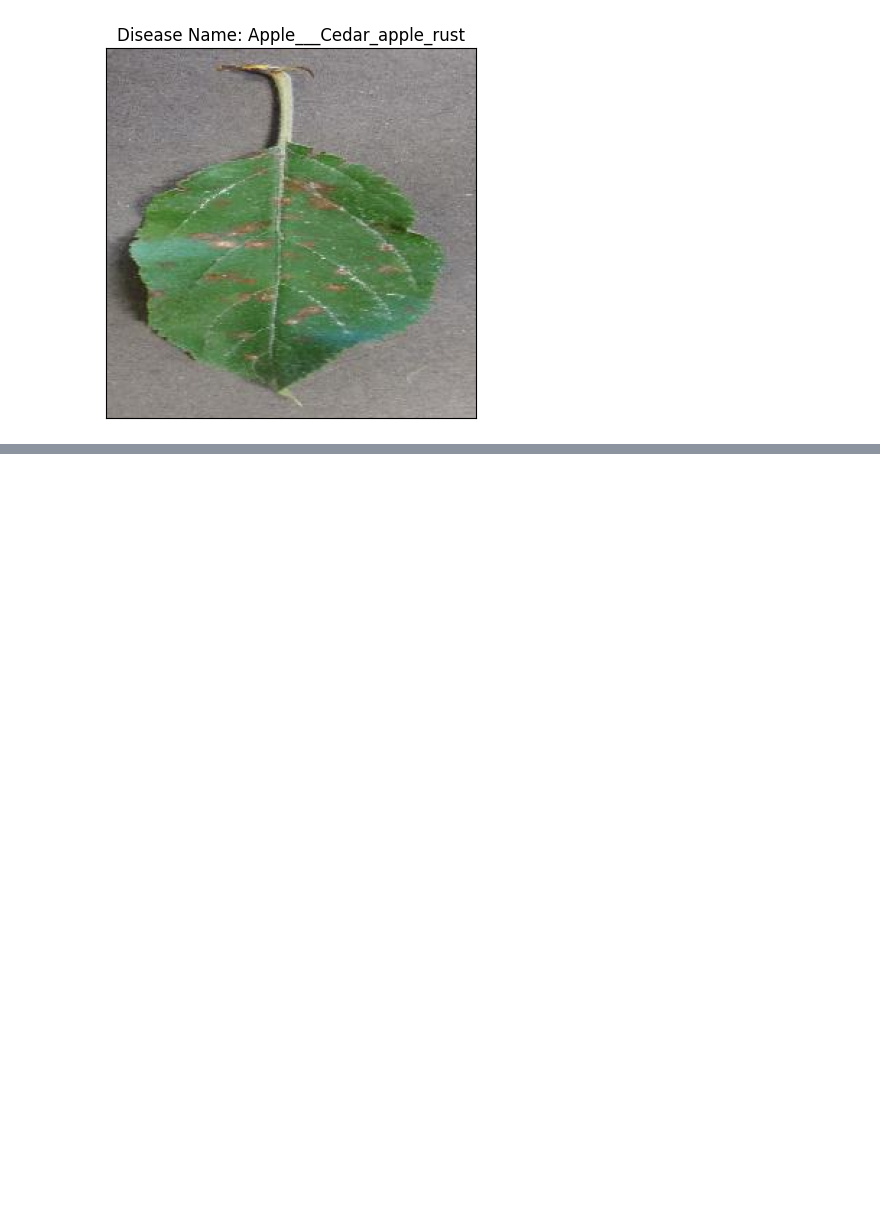
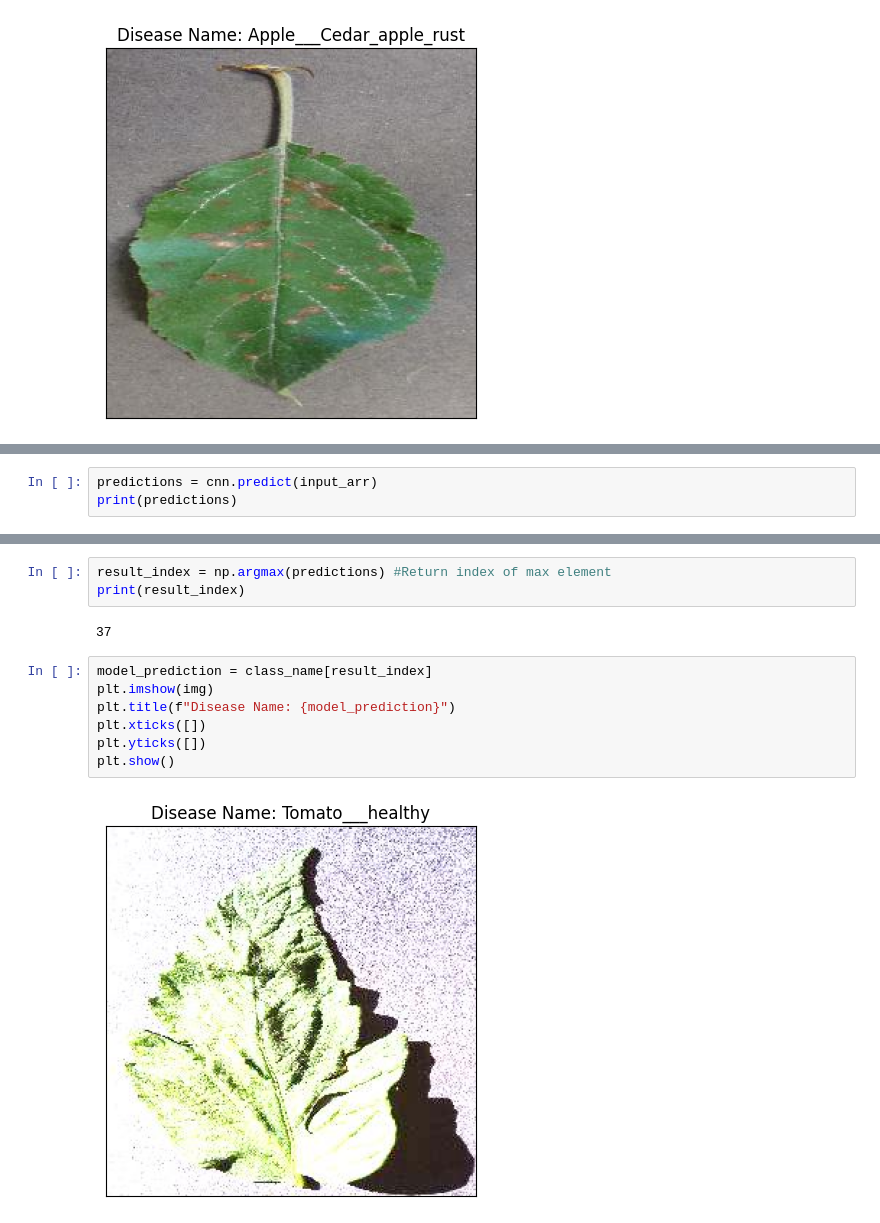
Before and after one commit to Asmaathabet/Plant-Diseases-Detection-System, a Jupyter notebook: test-plant-disease.ipynb, the cells around one changed output, grey strips where cells are left out. Saved outputs shown, nothing was run; the diff lists cells and outputs as text; blank space fills up the shorter version.

```diff
--- a/test-plant-disease.ipynb
+++ b/test-plant-disease.ipynb
@@ -108,0 +180,3 @@ plt.show()
+# %%
+predictions = cnn.predict(input_arr)
+print(predictions)
@@ -108,0 +193,14 @@ plt.show()
+# %%
+result_index = np.argmax(predictions) #Return index of max element
+print(result_index)
+# %% [output]
+37
+# %%
+model_prediction = class_name[result_index]
+plt.imshow(img)
+plt.title(f"Disease Name: {model_prediction}")
+plt.xticks([])
+plt.yticks([])
+plt.show()
+# %% [output]
+[figure, added]
```
Also changed, not shown: parts of 13 cells of this notebook, 9 other files.
